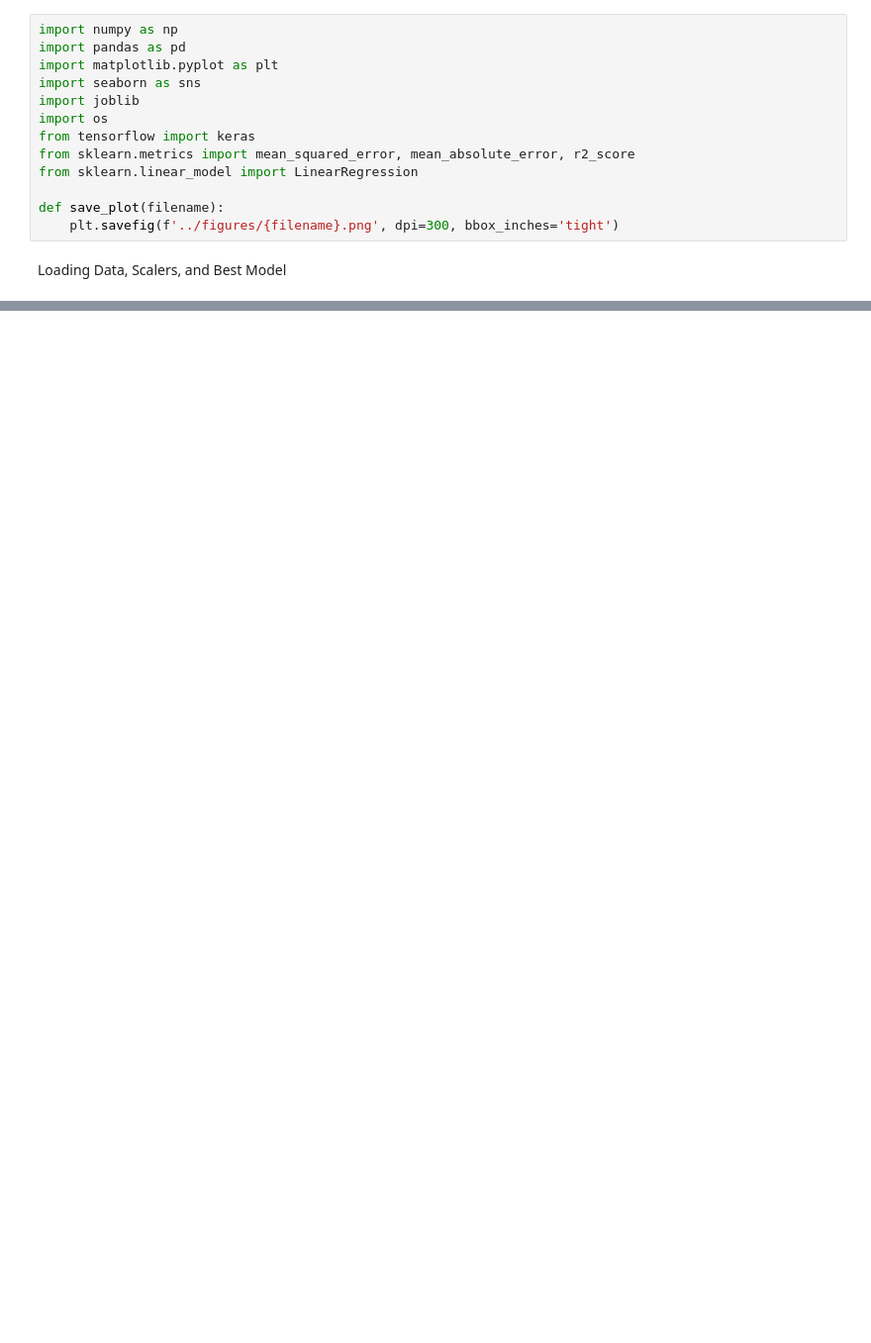
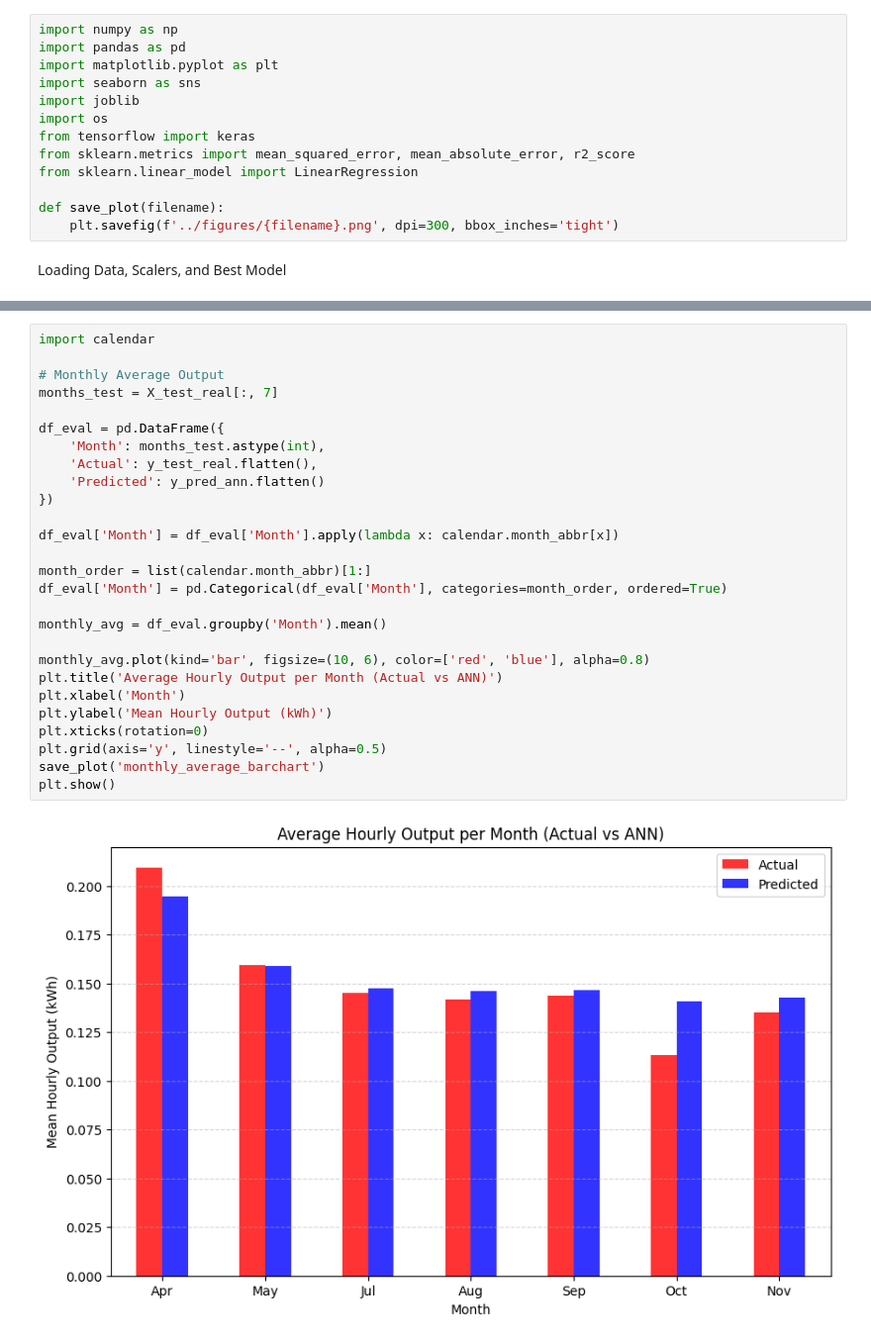
Before and after one commit to Ethanolbicarbonate/renewable_energy_ann, a Jupyter notebook: notebooks/03_evaluation.ipynb, the cells around one changed output, grey strips where cells are left out. Shown at 99% size. Saved outputs shown, nothing was run; the diff lists cells and outputs as text; blank space fills up the shorter version.

```diff
--- a/notebooks/03_evaluation.ipynb
+++ b/notebooks/03_evaluation.ipynb
@@ -26,0 +108,29 @@ ValueError: Could not deserialize 'keras.metrics.mse' because it is not a KerasS
+# %%
+import calendar
+
+# Monthly Average Output
+months_test = X_test_real[:, 7]
+
+df_eval = pd.DataFrame({
+    'Month': months_test.astype(int),
+    'Actual': y_test_real.flatten(),
+    'Predicted': y_pred_ann.flatten()
+})
+
+df_eval['Month'] = df_eval['Month'].apply(lambda x: calendar.month_abbr[x])
+
+month_order = list(calendar.month_abbr)[1:]
+df_eval['Month'] = pd.Categorical(df_eval['Month'], categories=month_order, ordered=True)
+
+monthly_avg = df_eval.groupby('Month').mean()
+
+monthly_avg.plot(kind='bar', figsize=(10, 6), color=['red', 'blue'], alpha=0.8)
+plt.title('Average Hourly Output per Month (Actual vs ANN)')
+plt.xlabel('Month')
+plt.ylabel('Mean Hourly Output (kWh)')
+plt.xticks(rotation=0)
+plt.grid(axis='y', linestyle='--', alpha=0.5)
+save_plot('monthly_average_barchart')
+plt.show()
+# %% [output]
+[figure, added]
```
Also changed, not shown: parts of 13 cells of this notebook, 1 other file.
